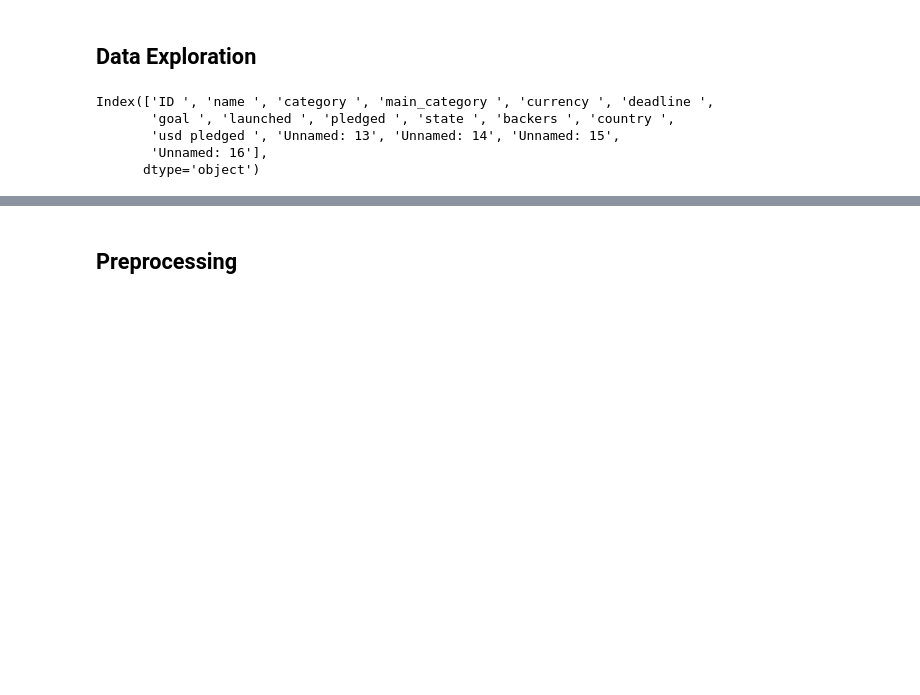
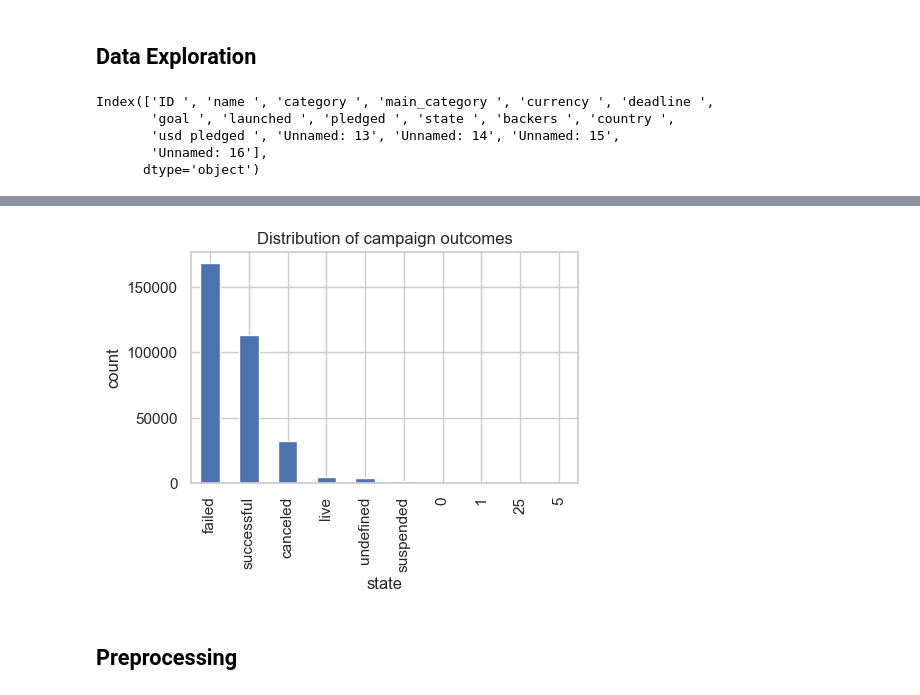
Before and after one commit to Sirraff/kickstarter_project, a Jupyter notebook: kick_learner.ipynb, the cells around one changed output, grey strips where cells are left out. Cells and saved outputs as stored; diff of their text form; code cells hidden in the pictures; blank space fills up the shorter version.

Commit message:
added a plot

```diff
--- a/kick_learner.ipynb
+++ b/kick_learner.ipynb
@@ -94,3 +94,12 @@ df[df['state '] == "canceled"].head()
+# %%
+state_counts = df['state'].value_counts().head(10)
+state_counts.plot.bar()
+plt.title('Distribution of campaign outcomes')
+plt.xlabel('state')
+plt.ylabel('count')
+plt.show()
+# %% [output]
+[figure, added]
 # %% [markdown]
 ## Preprocessing
 # %% [markdown]
```
Also changed, not shown: parts of 4 cells of this notebook, 3 other files.
